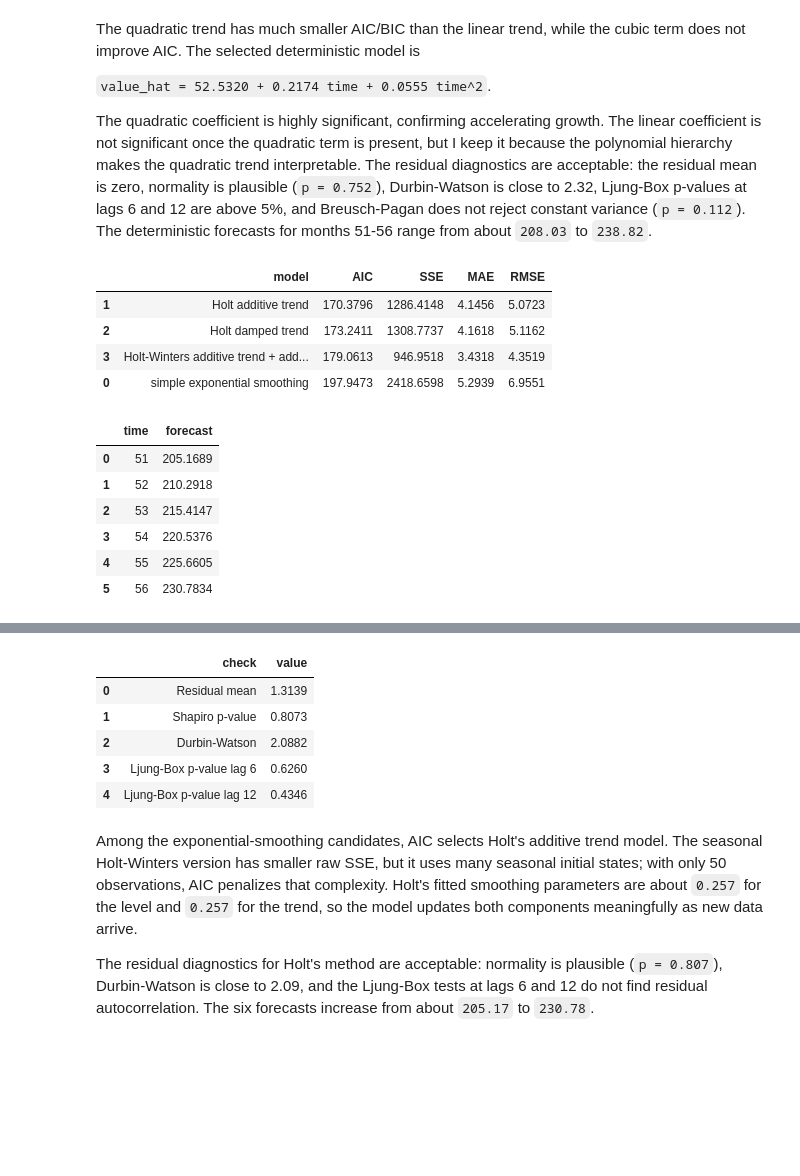
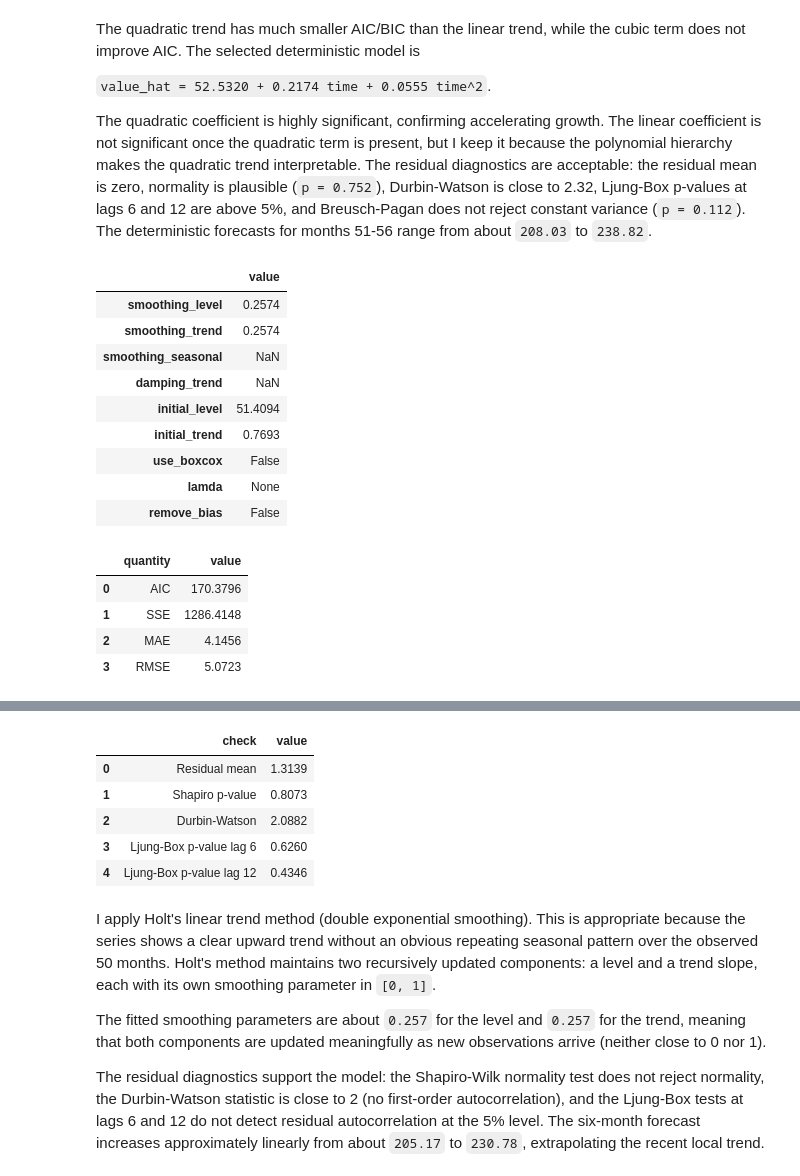
Before and after one commit to BlackLight54/MathStat-phd-assignment, a Jupyter notebook: Farkas_Martin_homework.ipynb, the cells around one changed output, grey strips where cells are left out. Saved outputs shown, nothing was run; the diff lists cells and outputs as text; code cells hidden in the pictures; blank space fills up the shorter version.

Commit message:
Rename + first round with Claude

```diff
--- a/assignment.ipynb
+++ b/Farkas_Martin_homework.ipynb
@@ -390,62 +399,54 @@ The quadratic coefficient is highly significant, confirming accelerating growth.
 # %%
 y3 = df3["value"].to_numpy()
 
-es_model_specs = [
-    ("simple exponential smoothing", lambda: SimpleExpSmoothing(y3, initialization_method="estimated").fit(optimized=True)),
-    ("Holt additive trend", lambda: Holt(y3, initialization_method="estimated").fit(optimized=True)),
-    ("Holt damped trend", lambda: Holt(y3, damped_trend=True, initialization_method="estimated").fit(optimized=True)),
-    ("Holt-Winters additive trend + additive seasonality", lambda: ExponentialSmoothing(y3, trend="add", seasonal="add", seasonal_periods=12, initialization_method="estimated").fit(optimized=True)),
-]
-
-es_models = []
-for name, fitfun in es_model_specs:
-    fit = fitfun()
-    resid = y3 - fit.fittedvalues
-    es_models.append(
-        {
-            "model": name,
-            "AIC": fit.aic,
-            "SSE": fit.sse,
-            "MAE": np.mean(np.abs(resid)),
-            "RMSE": np.sqrt(np.mean(resid**2)),
-            "fit": fit,
-        }
-    )
-
-es_compare = pd.DataFrame([{k: v for k, v in row.items() if k != "fit"} for row in es_models]).sort_values("AIC")
-display(es_compare)
-
-es_fit = min(es_models, key=lambda row: row["AIC"])["fit"]
+es_fit = Holt(y3, initialization_method="estimated").fit(optimized=True)
 es_resid = y3 - es_fit.fittedvalues
-es_forecast = pd.DataFrame({"time": np.arange(51, 57), "forecast": es_fit.forecast(6)})
-display(es_forecast)
 
 es_params = pd.Series(es_fit.params).drop(labels=["initial_seasons"], errors="ignore")
 display(es_params.to_frame("value"))
+
+es_fit_stats = pd.DataFrame(
+    {
+        "quantity": ["AIC", "SSE", "MAE", "RMSE"],
+        "value": [
+            es_fit.aic,
+            es_fit.sse,
+            np.mean(np.abs(es_resid)),
+            np.sqrt(np.mean(es_resid**2)),
+        ],
+    }
+)
+display(es_fit_stats)
+
+es_forecast = pd.DataFrame({"time": np.arange(51, 57), "forecast": es_fit.forecast(6)})
+display(es_forecast)
 
 es_diag = pd.DataFrame(
     {
         "check": ["Residual mean", "Shapiro p-value", "Durbin-Watson", "Ljung-Box p-value lag 6", "Ljung-Box p-value lag 12"],
         "value": [
             es_resid.mean(),
             stats.shapiro(es_resid).pvalue,
             durbin_watson(es_resid),
             acorr_ljungbox(es_resid, lags=[6, 12], return_df=True).loc[6, "lb_pvalue"],
             acorr_ljungbox(es_resid, lags=[6, 12], return_df=True).loc[12, "lb_pvalue"],
         ],
     }
 )
 display(es_diag)
 # %% [output]
-|  | model | AIC | SSE | MAE | RMSE |
-| 1 | Holt additive trend | 170.3796 | 1286.4148 | 4.1456 | 5.0723 |
-| 2 | Holt damped trend | 173.2411 | 1308.7737 | 4.1618 | 5.1162 |
-| 3 | Holt-Winters additive trend + add... | 179.0613 | 946.9518 | 3.4318 | 4.3519 |
-| 0 | simple exponential smoothing | 197.9473 | 2418.6598 | 5.2939 | 6.9551 |
+|  | value |
+| smoothing_level | 0.2574 |
+| smoothing_trend | 0.2574 |
+| smoothing_seasonal | NaN |
+| damping_trend | NaN |
+| initial_level | 51.4094 |
+| initial_trend | 0.7693 |
+| use_boxcox | False |
+| lamda | None |
+| remove_bias | False |
-|  | time | forecast |
-| 0 | 51 | 205.1689 |
-| 1 | 52 | 210.2918 |
-| 2 | 53 | 215.4147 |
-| 3 | 54 | 220.5376 |
-| 4 | 55 | 225.6605 |
-| 5 | 56 | 230.7834 |
+|  | quantity | value |
+| 0 | AIC | 170.3796 |
+| 1 | SSE | 1286.4148 |
+| 2 | MAE | 4.1456 |
+| 3 | RMSE | 5.0723 |
@@ -466,9 +464,11 @@ display(es_diag)
 | 3 | Ljung-Box p-value lag 6 | 0.6260 |
 | 4 | Ljung-Box p-value lag 12 | 0.4346 |
 # %% [markdown]
-Among the exponential-smoothing candidates, AIC selects Holt's additive trend model. The seasonal Holt-Winters version has smaller raw SSE, but it uses many seasonal initial states; with only 50 observations, AIC penalizes that complexity. Holt's fitted smoothing parameters are about `0.257` for the level and `0.257` for the trend, so the model updates both components meaningfully as new data arrive.
+I apply Holt's linear trend method (double exponential smoothing). This is appropriate because the series shows a clear upward trend without an obvious repeating seasonal pattern over the observed 50 months. Holt's method maintains two recursively updated components: a level and a trend slope, each with its own smoothing parameter in `[0, 1]`.
 
-The residual diagnostics for Holt's method are acceptable: normality is plausible (`p = 0.807`), Durbin-Watson is close to 2.09, and the Ljung-Box tests at lags 6 and 12 do not find residual autocorrelation. The six forecasts increase from about `205.17` to `230.78`.
+The fitted smoothing parameters are about `0.257` for the level and `0.257` for the trend, meaning that both components are updated meaningfully as new observations arrive (neither close to 0 nor 1).
+
+The residual diagnostics support the model: the Shapiro-Wilk normality test does not reject normality, the Durbin-Watson statistic is close to 2 (no first-order autocorrelation), and the Ljung-Box tests at lags 6 and 12 do not detect residual autocorrelation at the 5% level. The six-month forecast increases approximately linearly from about `205.17` to `230.78`, extrapolating the recent local trend.
 # %%
 from statsmodels.tools.sm_exceptions import ConvergenceWarning
 warnings.filterwarnings("ignore", category=ConvergenceWarning)
```
Also changed, not shown: parts of 7 cells of this notebook.
